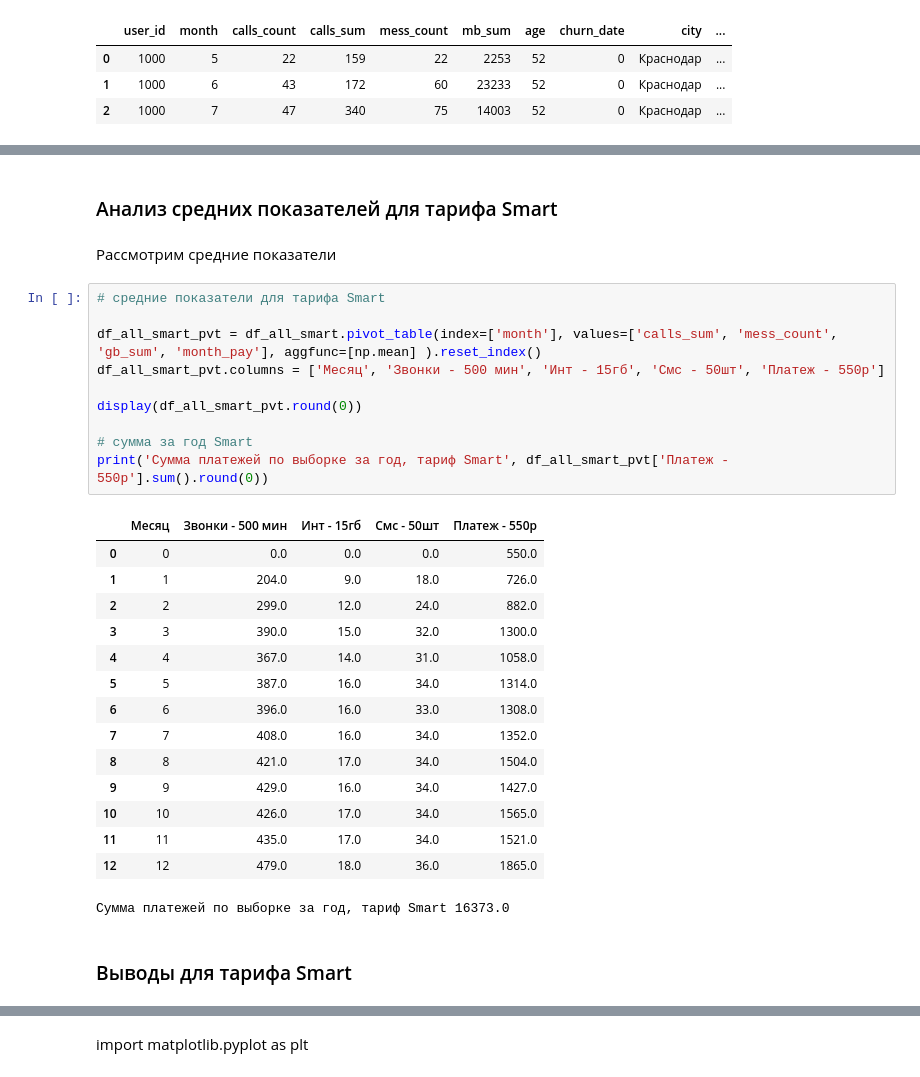
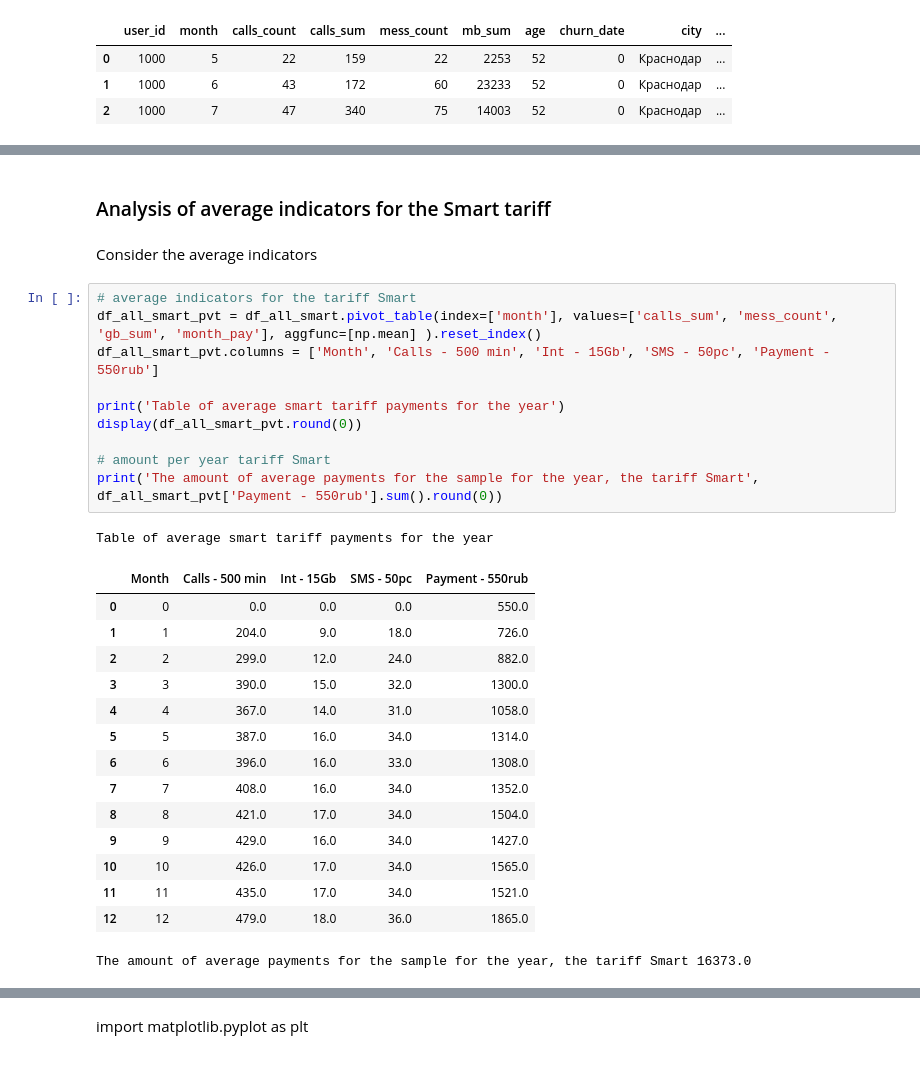
Before and after one commit to aegorovspb/yandex_data_analyst_projects_eng, a Jupyter notebook: 03_tariffs_for_telecom_companies.ipynb, the cells around one changed output, grey strips where cells are left out. Drawn from its saved outputs; the diff is of its cells as text.

```diff
--- a/03_tariffs_for_telecom_companies.ipynb
+++ b/03_tariffs_for_telecom_companies.ipynb
@@ -1085,22 +1075,23 @@ display(df_all_ultra_pvt.round(0))
 | 10 | 10 | 558.0 | 20.0 | 58.0 | 2066.0 | 326.0 | 10.0 | 52.0 | 387.0 | ... |
 | 11 | 11 | 541.0 | 20.0 | 56.0 | 2092.0 | 311.0 | 10.0 | 50.0 | 409.0 | ... |
 | 12 | 12 | 593.0 | 22.0 | 61.0 | 2139.0 | 342.0 | 10.0 | 52.0 | 482.0 | ... |
-# %% [markdown]
-### Анализ средних показателей для тарифа Smart
-# %% [markdown]
-Рассмотрим средние показатели
+# %% [markdown]
+### Analysis of average indicators for the Smart tariff
+# %% [markdown]
+Consider the average indicators
 # %%
-# средние показатели для тарифа Smart
+# average indicators for the tariff Smart
+df_all_smart_pvt = df_all_smart.pivot_table(index=['month'], values=['calls_sum', 'mess_count', 'gb_sum', 'month_pay'], aggfunc=[np.mean] ).reset_index()
+df_all_smart_pvt.columns = ['Month', 'Calls - 500 min', 'Int - 15Gb', 'SMS - 50pc', 'Payment - 550rub']
 
-df_all_smart_pvt = df_all_smart.pivot_table(index=['month'], values=['calls_sum', 'mess_count', 'gb_sum', 'month_pay'], aggfunc=[np.mean] ).reset_index()
-df_all_smart_pvt.columns = ['Месяц', 'Звонки - 500 мин', 'Инт - 15гб', 'Смс - 50шт', 'Платеж - 550р']
-
+print('Table of average smart tariff payments for the year')
 display(df_all_smart_pvt.round(0))
 
-# сумма за год Smart
-print('Сумма платежей по выборке за год, тариф Smart', df_all_smart_pvt['Платеж - 550р'].sum().round(0))
+# amount per year tariff Smart
+print('The amount of average payments for the sample for the year, the tariff Smart', df_all_smart_pvt['Payment - 550rub'].sum().round(0))
 # %% [output]
+Table of average smart tariff payments for the year
-|  | Месяц | Звонки - 500 мин | Инт - 15гб | Смс - 50шт | Платеж - 550р |
+|  | Month | Calls - 500 min | Int - 15Gb | SMS - 50pc | Payment - 550rub |
 | 0 | 0 | 0.0 | 0.0 | 0.0 | 550.0 |
 | 1 | 1 | 204.0 | 9.0 | 18.0 | 726.0 |
 | 2 | 2 | 299.0 | 12.0 | 24.0 | 882.0 |
@@ -1114,6 +1105,4 @@ print('Сумма платежей по выборке за год, тариф S
 | 10 | 10 | 426.0 | 17.0 | 34.0 | 1565.0 |
 | 11 | 11 | 435.0 | 17.0 | 34.0 | 1521.0 |
 | 12 | 12 | 479.0 | 18.0 | 36.0 | 1865.0 |
-Сумма платежей по выборке за год, тариф Smart 16373.0
+The amount of average payments for the sample for the year, the tariff Smart 16373.0
-# %% [markdown]
-### Выводы для тарифа Smart
```
Also changed, not shown: parts of 256 cells of this notebook, 1 other file.
